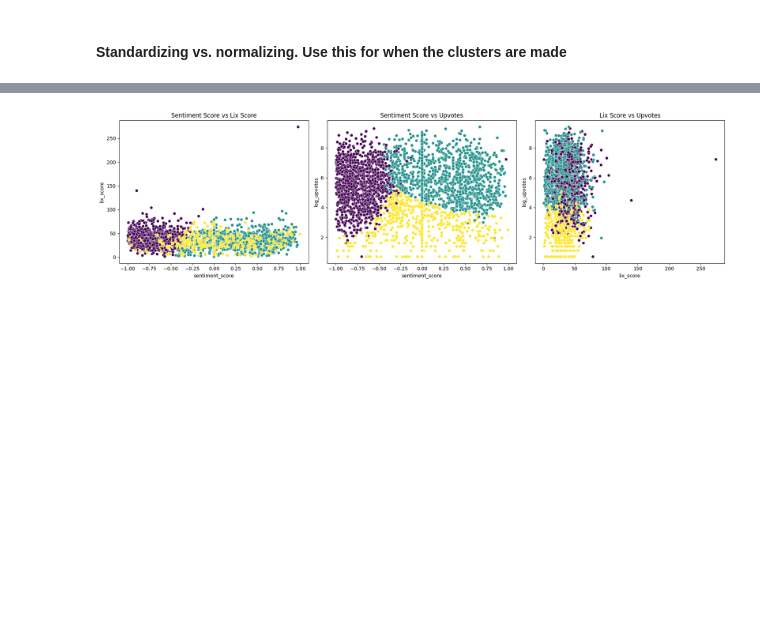
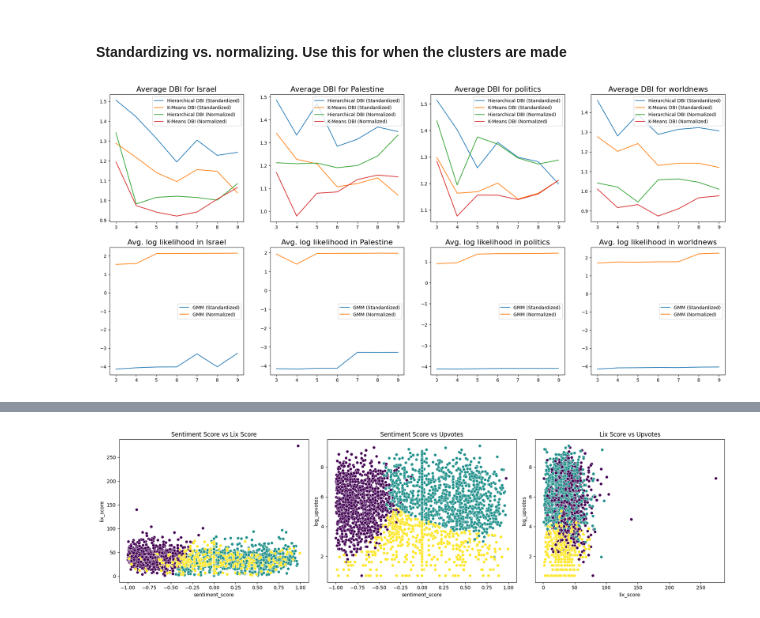
Before and after one commit to danielries/comptoolsproject, a Jupyter notebook: clustering.ipynb, the cells around one changed output, grey strips where cells are left out. Drawn from its saved outputs; the diff is of its cells as text; code cells hidden in the pictures; blank space fills up the shorter version.

```diff
--- a/clustering.ipynb
+++ b/clustering.ipynb
@@ -23,3 +22,7 @@ dfs = [pd.read_csv(pre_path + sub + suffix, index_col = 'comment_id') for sub in
+# %%
+dfs = {}
+for sub in subreddits:
+    dfs[sub] = pd.read_csv(pre_path + sub + suffix, index_col = 'comment_id')
 # %% [markdown]
 Run the optimized models here
 ---
@@ -182,0 +223,23 @@ df['GMM_cluster'] = GMM.predict(df_cluster_scaled)
+# %%
+fig, axes = plt.subplots(nrows = 2 ,ncols = 4, figsize=(24, 11))
+x_list = range(3,10)
+
+for i, sub in enumerate(subreddits):
+    axes[0,i].set_title(f'Average DBI for {sub}', fontsize=16)
+    axes[0,i].plot(x_list, hierarchical_dbi_stn[sub], label = 'Hierarchical DBI (Standardized)')
+    axes[0,i].plot(x_list, kmeans_dbi_stn[sub], label = 'K-Means DBI (Standardized)')
+    axes[0,i].plot(x_list, hierarchical_dbi_norm[sub], label = 'Hierarchical DBI (Normalized)')
+    axes[0,i].plot(x_list, kmeans_dbi_norm[sub], label = 'K-Means DBI (Normalized)')
+    axes[0,i].legend()
+
+#Plot the GMM scores
+for i, sub in enumerate(subreddits):
+    axes[1,i].set_title(f'Avg. log likelihood in {sub}', fontsize=16)
+    axes[1,i].plot(x_list, gmm_score_stn[sub], label = 'GMM (Standardized)')
+    axes[1,i].plot(x_list, gmm_score_norm[sub], label = 'GMM (Normalized)')
+    axes[1,i].legend()
+
+
+plt.show()
+# %% [output]
+[figure, added]
```
Also changed, not shown: parts of 7 cells of this notebook, 4 other files.
